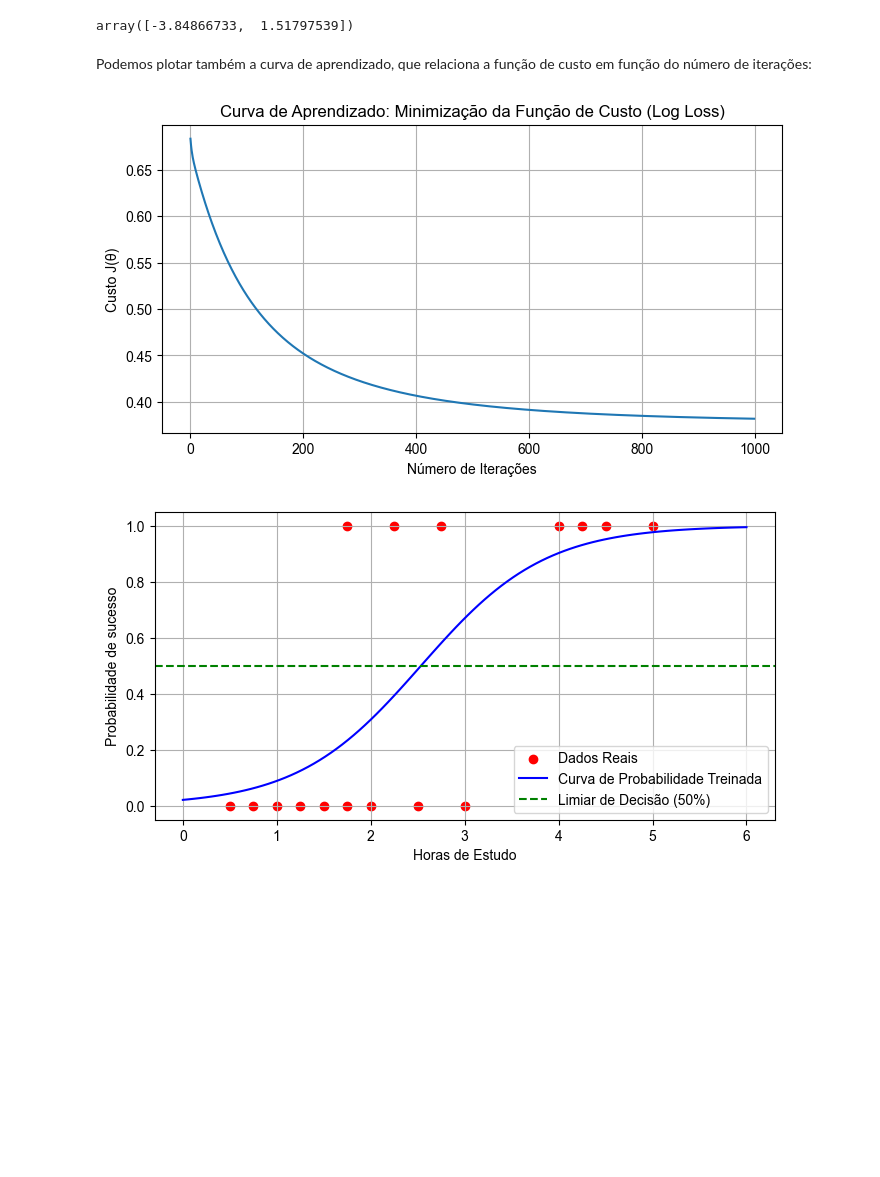
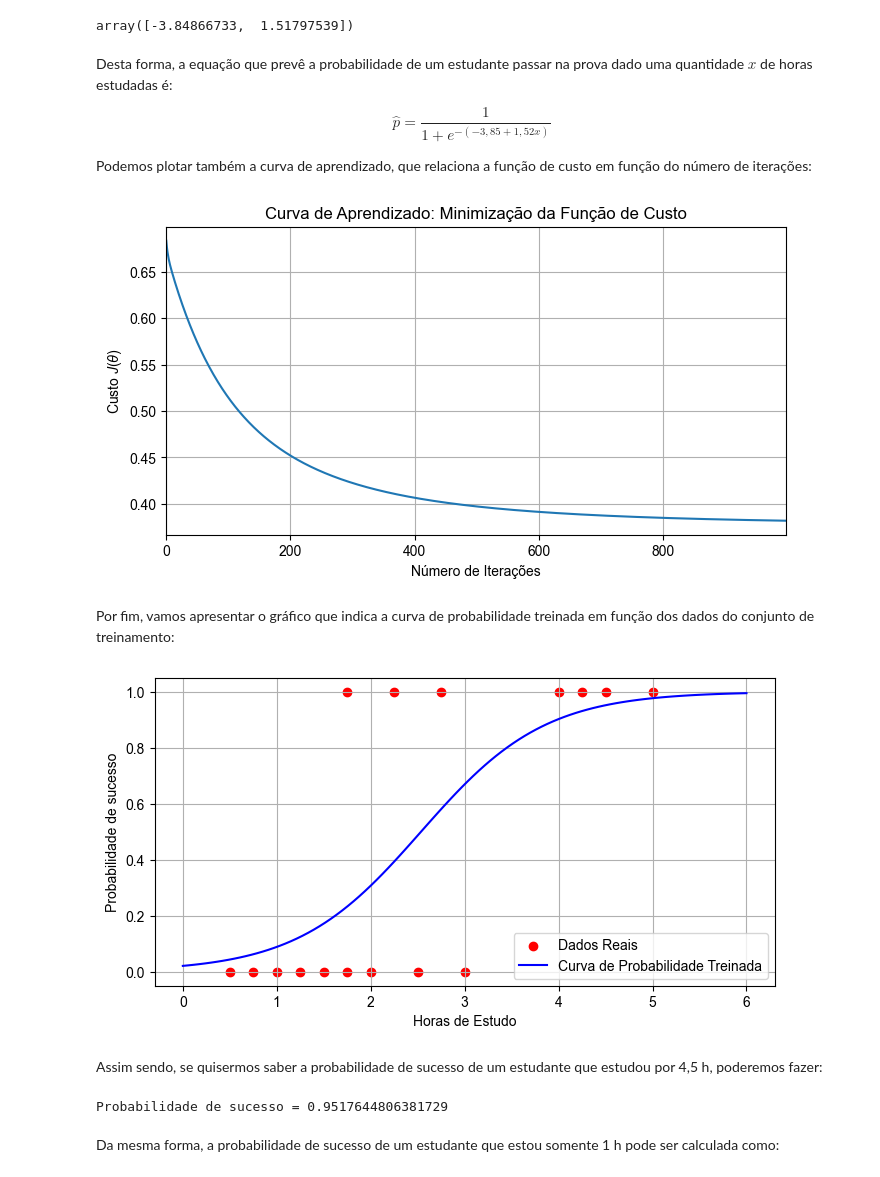
Before and after one commit to pedrothiag/intelligent-systems, a Jupyter notebook: 03_Regressao_Logistica.ipynb, the cells around one changed output. Drawn from its saved outputs; the diff is of its cells as text; code cells hidden in the pictures; blank space fills up the shorter version.

```diff
--- a/03_Regressao_Logistica.ipynb
+++ b/03_Regressao_Logistica.ipynb
@@ -251,16 +255,25 @@ Iteração 800: Custo 0.3850
 Iteração 900: Custo 0.3831
 array([-3.84866733,  1.51797539])
 # %% [markdown]
+Desta forma, a equação que prevê a probabilidade de um estudante passar na prova dado uma quantidade $x$ de horas estudadas é:
+
+$$
+\hat{p} = \frac{1}{1 + e^{-(-3,85 + 1,52x)}}
+$$
+
 Podemos plotar também a curva de aprendizado, que relaciona a função de custo em função do número de iterações:
 # %%
 plt.plot(range(len(history)), history)
-plt.title('Curva de Aprendizado: Minimização da Função de Custo (Log Loss)')
+plt.title('Curva de Aprendizado: Minimização da Função de Custo')
 plt.xlabel('Número de Iterações')
-plt.ylabel('Custo J(θ)')
+plt.ylabel('Custo $J(\\theta)$')
+plt.xlim([0, iterations-1])
 plt.grid()
 plt.show()
 # %% [output]
-[figure, old version]
+[figure, new version]
+# %% [markdown]
+Por fim, vamos apresentar o gráfico que indica a curva de probabilidade treinada em função dos dados do conjunto de treinamento:
 # %%
 X_plot = np.linspace(0, 6, 100)
 
@@ -269,11 +282,22 @@ probabilidades = sigmoid(np.dot(X_plot_mat, final_theta))
 
 plt.scatter(X_raw, y, color='red', label='Dados Reais')
 plt.plot(X_plot, probabilidades, color='blue', label='Curva de Probabilidade Treinada')
-plt.axhline(0.5, color='green', linestyle='--', label='Limiar de Decisão (50%)')
 plt.xlabel('Horas de Estudo')
 plt.ylabel('Probabilidade de sucesso')
 plt.legend()
 plt.grid()
 plt.show()
 # %% [output]
-[figure, old version]
+[figure, new version]
+# %% [markdown]
+Assim sendo, se quisermos saber a probabilidade de sucesso de um estudante que estudou por 4,5 h, poderemos fazer:
+# %%
+def p_est(x):
+    return sigmoid(final_theta[0] + final_theta[1]*x)
+
+x = 4.5
+print(f"Probabilidade de sucesso = {p_est(x)}")
+# %% [output]
+Probabilidade de sucesso = 0.9517644806381729
+# %% [markdown]
+Da mesma forma, a probabilidade de sucesso de um estudante que estou somente 1 h pode ser calculada como:
```
Also changed, not shown: parts of 77 cells of this notebook.
